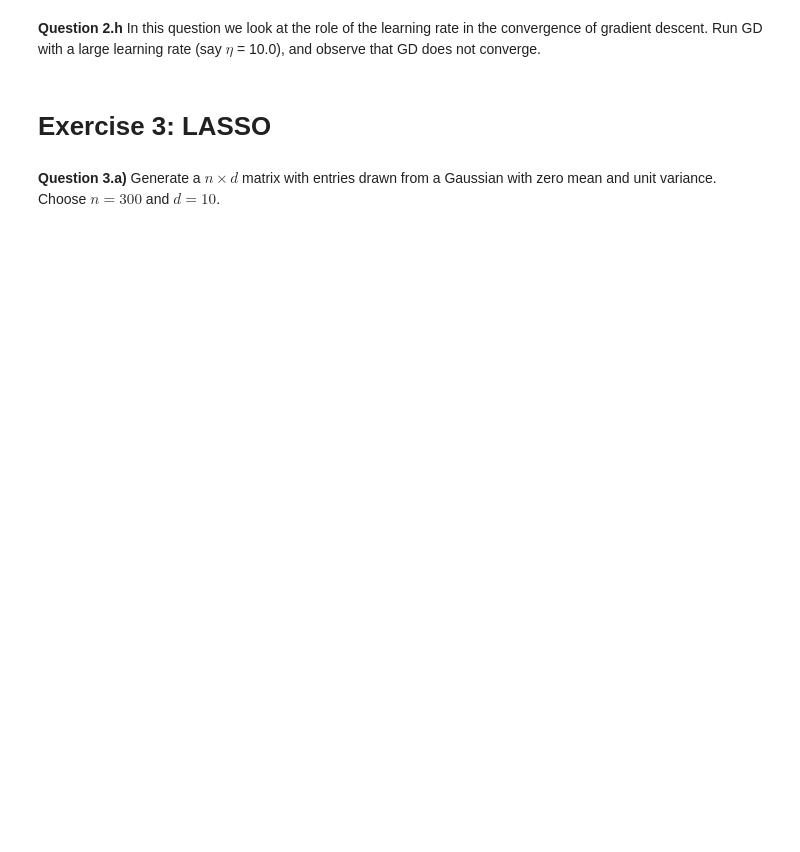
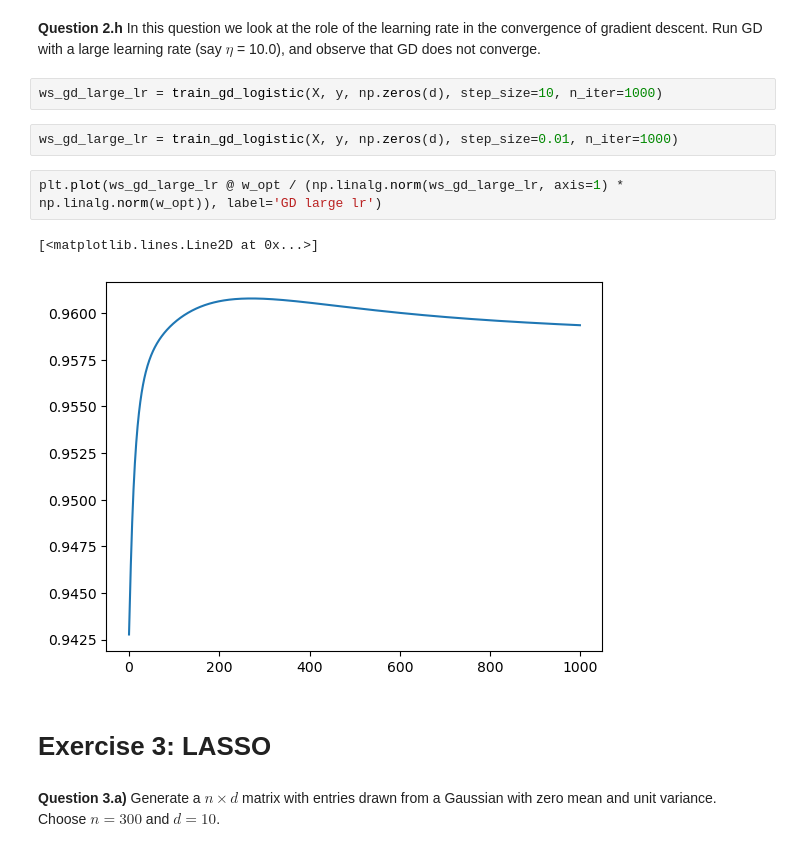
Before and after one commit to LyKex/ml_phy, a Jupyter notebook: ex4/exercise_4.ipynb, the cells around one changed output. Cells and saved outputs as stored; diff of their text form; blank space fills up the shorter version.

```diff
--- a/ex4/exercise_4.ipynb
+++ b/ex4/exercise_4.ipynb
@@ -62,5 +261,14 @@ In this first exercise, we'll clarify the link between Gradient Descent, the pse
 # %% [markdown]
 **Question 2.h** In this question we look at the role of the learning rate in the convergence of gradient descent. Run GD with a large learning rate (say $\eta$ = 10.0), and observe that GD does not converge.
+# %%
+ws_gd_large_lr = train_gd_logistic(X, y, np.zeros(d), step_size=10, n_iter=1000)
+# %%
+ws_gd_large_lr = train_gd_logistic(X, y, np.zeros(d), step_size=0.01, n_iter=1000)
+# %%
+plt.plot(ws_gd_large_lr @ w_opt / (np.linalg.norm(ws_gd_large_lr, axis=1) * np.linalg.norm(w_opt)), label='GD large lr')
+# %% [output]
+[<matplotlib.lines.Line2D at 0x...>]
+[figure, added]
 # %% [markdown]
 # Exercise 3: LASSO
 # %% [markdown]
```
Also changed, not shown: parts of 48 cells of this notebook, 2 other files.
